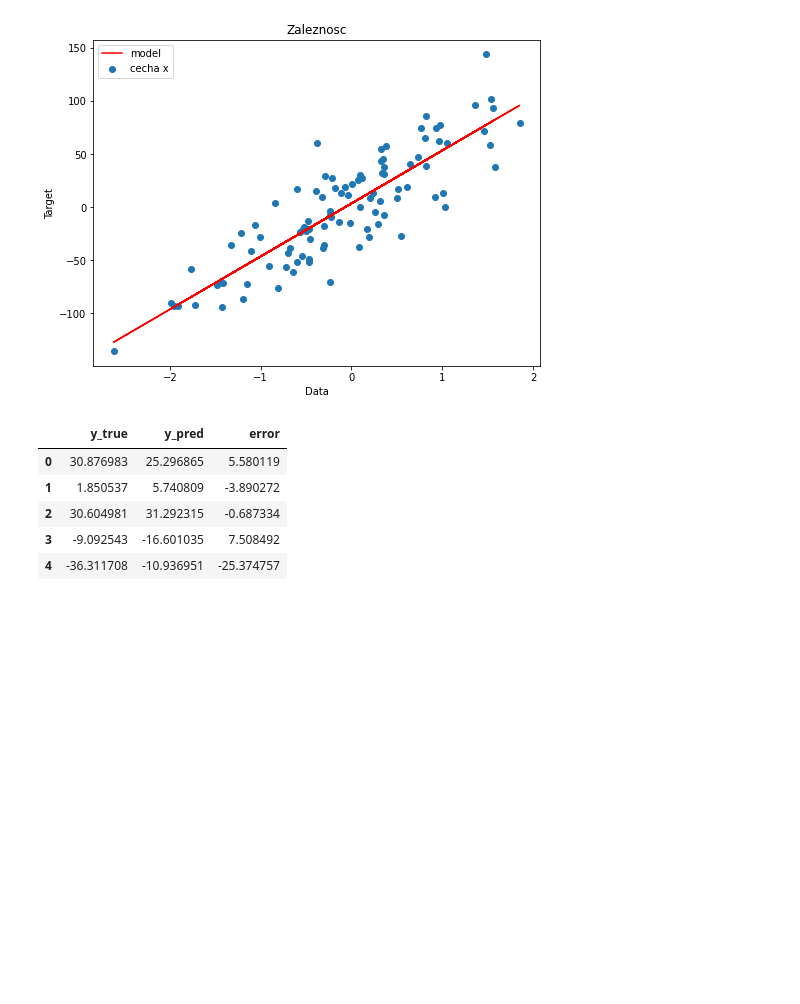
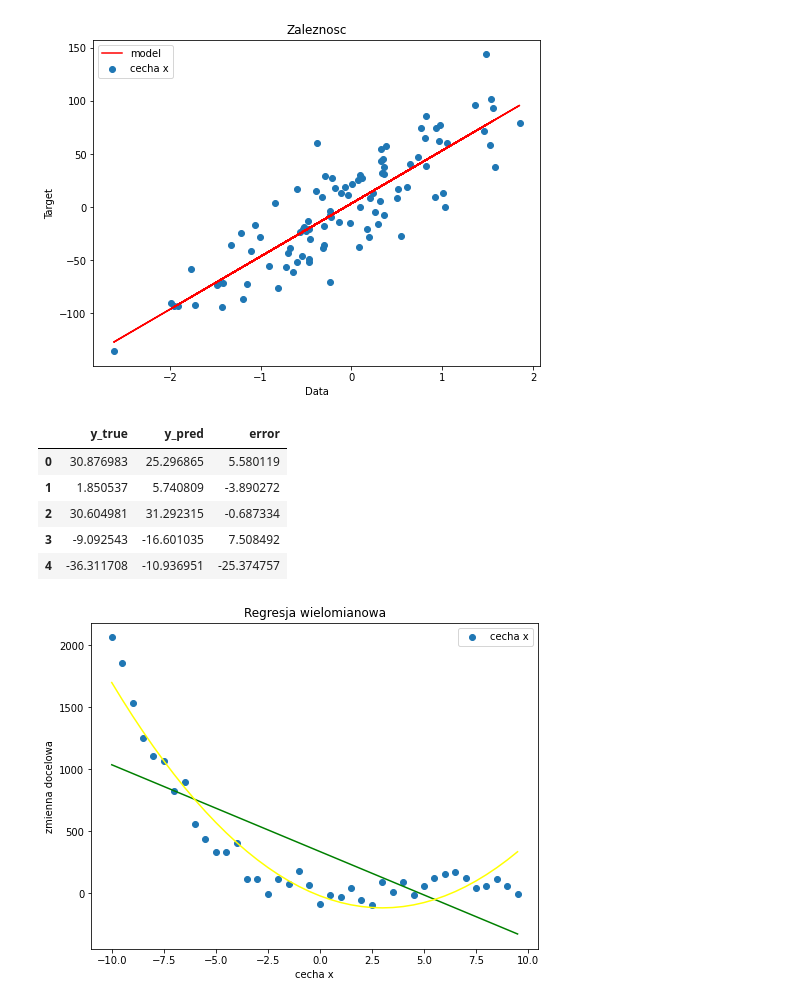
Before and after one commit to ozydziak/uczenie-maszynowe, a Jupyter notebook: Regresja.ipynb, the cells around one changed output. Cells and saved outputs as stored; diff of their text form; code cells hidden in the pictures; blank space fills up the shorter version.

```diff
--- a/Regresja.ipynb
+++ b/Regresja.ipynb
@@ -291,14 +291,72 @@ predictions.head()
 | 2 | 30.604981 | 31.292315 | -0.687334 |
 | 3 | -9.092543 | -16.601035 | 7.508492 |
 | 4 | -36.311708 | -10.936951 | -25.374757 |
-# %%
-import numpy as np
-import pandas as pd
-import matplotlib.pyplot as plt
-import seaborn as sns
-import sklearn
-
-sns.set()
-np.random.seed(42)
-np.set_printoptions(precision=4, suppress=True)
-sklearn.__version__
+# %%
+import numpy as np
+import pandas as pd
+import matplotlib.pyplot as plt
+import seaborn as sns
+import plotly.express as px
+from sklearn.linear_model import LinearRegression
+
+X = np.arange(-10, 10, 0.5)
+noise = 80 * np.random.randn(40)
+y = -X**3 + 10*X**2 - 2*X + 3 + noise
+X = X.reshape(40, 1)
+
+
+
+
+
+
+
+reg = LinearRegression()
+reg.fit(X,y)
+
+reg.score(X,y)
+y_pred_lin= reg.predict(X)
+
+y_pred_lin
+
+
+
+from sklearn.metrics import r2_score
+
+r2_score(y, y_pred_lin)
+
+from sklearn.preprocessing import PolynomialFeatures
+
+poly = PolynomialFeatures(degree=2)
+
+X_poly = poly.fit_transform(X)
+X_poly
+
+
+regresja_poly_2 = LinearRegression()
+regresja_poly_2.fit(X_poly,y)
+
+regresja_poly_2.score(X_poly,y)
+
+y_pred_ply_2 = regresja_poly_2.predict(X_poly)
+r2_score(y, y_pred_ply_2)
+
+poly_3 = PolynomialFeatures(degree=3)
+poly_x_3 = poly_3.fit_transform(X)
+
+regresja_poly_3 = LinearRegression()
+regresja_poly_3.fit(poly_x_3, y)
+
+plt.figure(figsize=(8, 6))
+plt.title('Regresja wielomianowa')
+plt.xlabel('cecha x')
+plt.ylabel('zmienna docelowa')
+plt.scatter(X, y, label='cecha x')
+plt.plot(X, y_pred_lin, color='green')
+plt.plot(X, y_pred_ply_2, color='yellow')
+plt.legend()
+plt.show()
+
+
+regresja_poly_3.score(poly_x_3,y)
+# %% [output]
+[figure, added]
```
Also changed, not shown: parts of 1 cell of this notebook.
